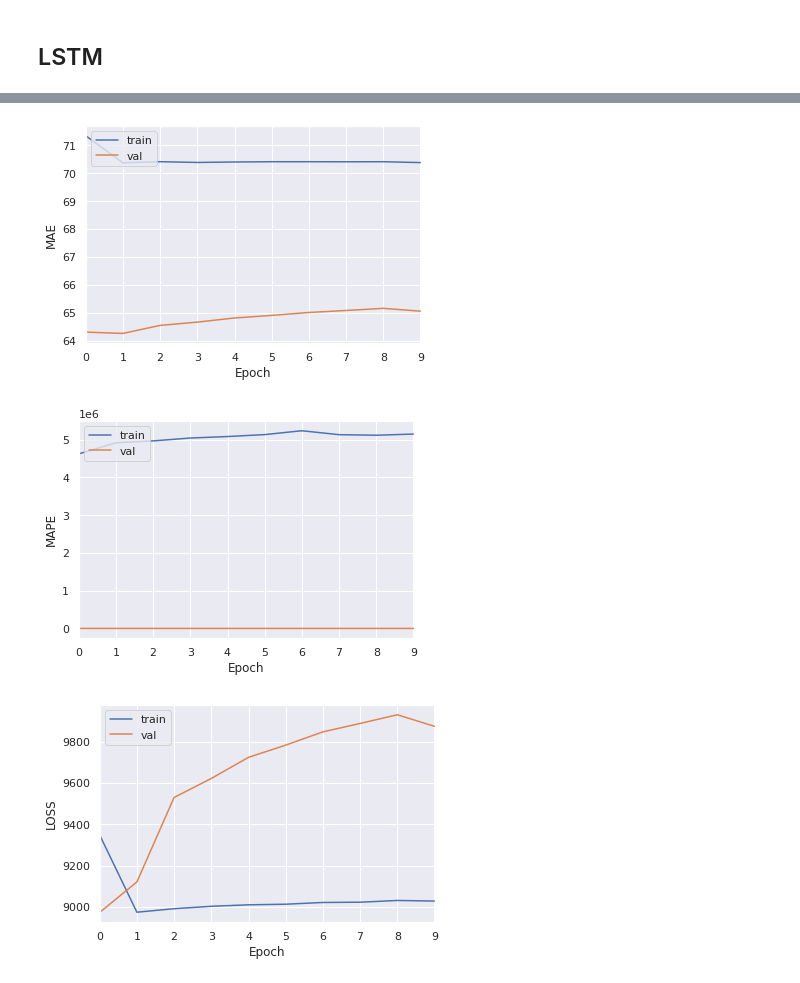
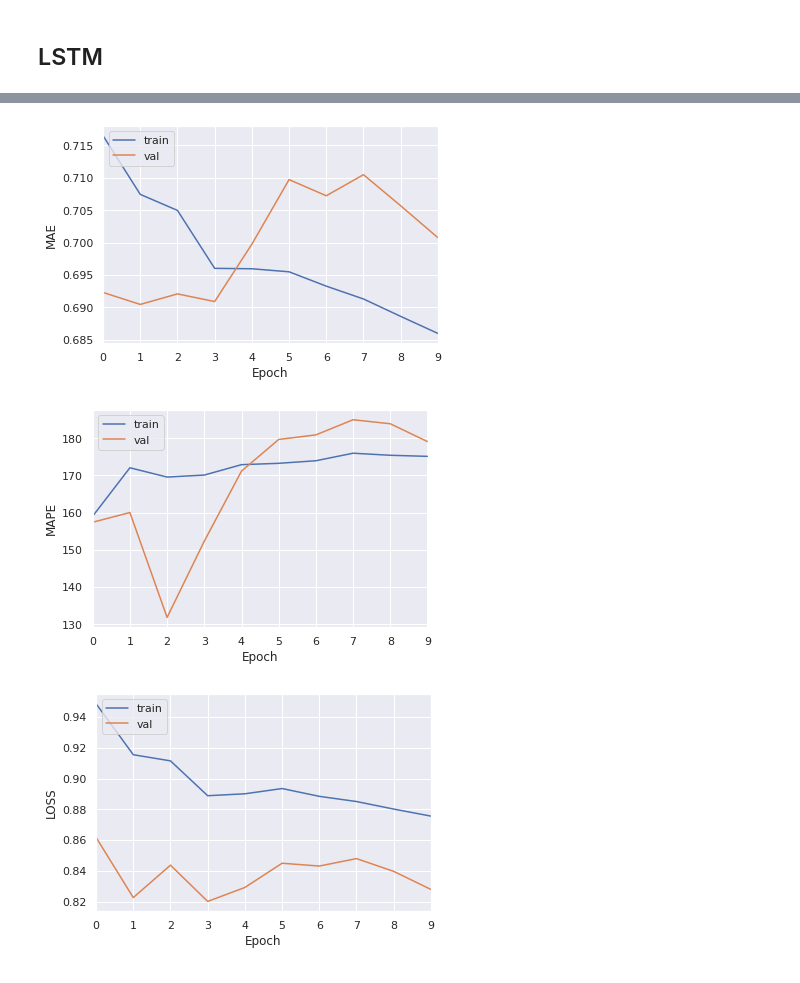
Before and after one commit to news-vt/makassar-ml, a Jupyter notebook: jupyter/timeseries_transformer_beijing_pm25.ipynb, the cells around one changed output, grey strips where cells are left out. Drawn from its saved outputs; the diff is of its cells as text; code cells hidden in the pictures.

Commit message:
Training with normed data

```diff
--- a/jupyter/timeseries_transformer_beijing_pm25.ipynb
+++ b/jupyter/timeseries_transformer_beijing_pm25.ipynb
@@ -436,11 +436,13 @@ train: 1043 batches
 val: 130 batches
 test: 130 batches
 # %%
+# Load the dataset.
 train_df, val_df, test_df = load_beijingpm25_df(
-    split=(0.8,0.1,0.1),
+    split=(0.7,0.2,0.1),
     path=DATASET_ROOT/'beijing_pm25',
 )
 
+# Data keys.
 keys = [
     'pm2.5',
     'DEWP',
@@ -450,6 +452,15 @@ keys = [
     'Is',
     'Ir',
 ]
+
+# Normalize specific keys.
+train_mean = train_df[keys].mean()
+train_std = train_df[keys].std()
+train_df[keys] = (train_df[keys] - train_mean)/train_std
+val_df[keys] = (val_df[keys] - train_mean)/train_std
+test_df[keys] = (test_df[keys] - train_mean)/train_std
+
+# Plot data keys.
 fig, axs = plt.subplots(nrows=len(keys), figsize=(15,15))
 for i,key in enumerate(keys):
     sns.lineplot(data=train_df, x='datetime', y=key, label='train', ax=axs[i])
@@ -1586,7 +1536,7 @@ params = dict(
     fc_units=[64,64],
     dropout=0.1,
     optim='adam',
-    lr=1e-2,
+    lr=1e-3,
 )
 
 # Define model compilation parameters.
@@ -1645,3 +1595,3 @@ model        loss    val_loss   test_loss       mae   val_mae  test_mae lstm_uni
-[figure, old version]
+[figure, new version]
-[figure, old version]
+[figure, new version]
-[figure, old version]
+[figure, new version]
```
Also changed, not shown: parts of 7 cells of this notebook.
